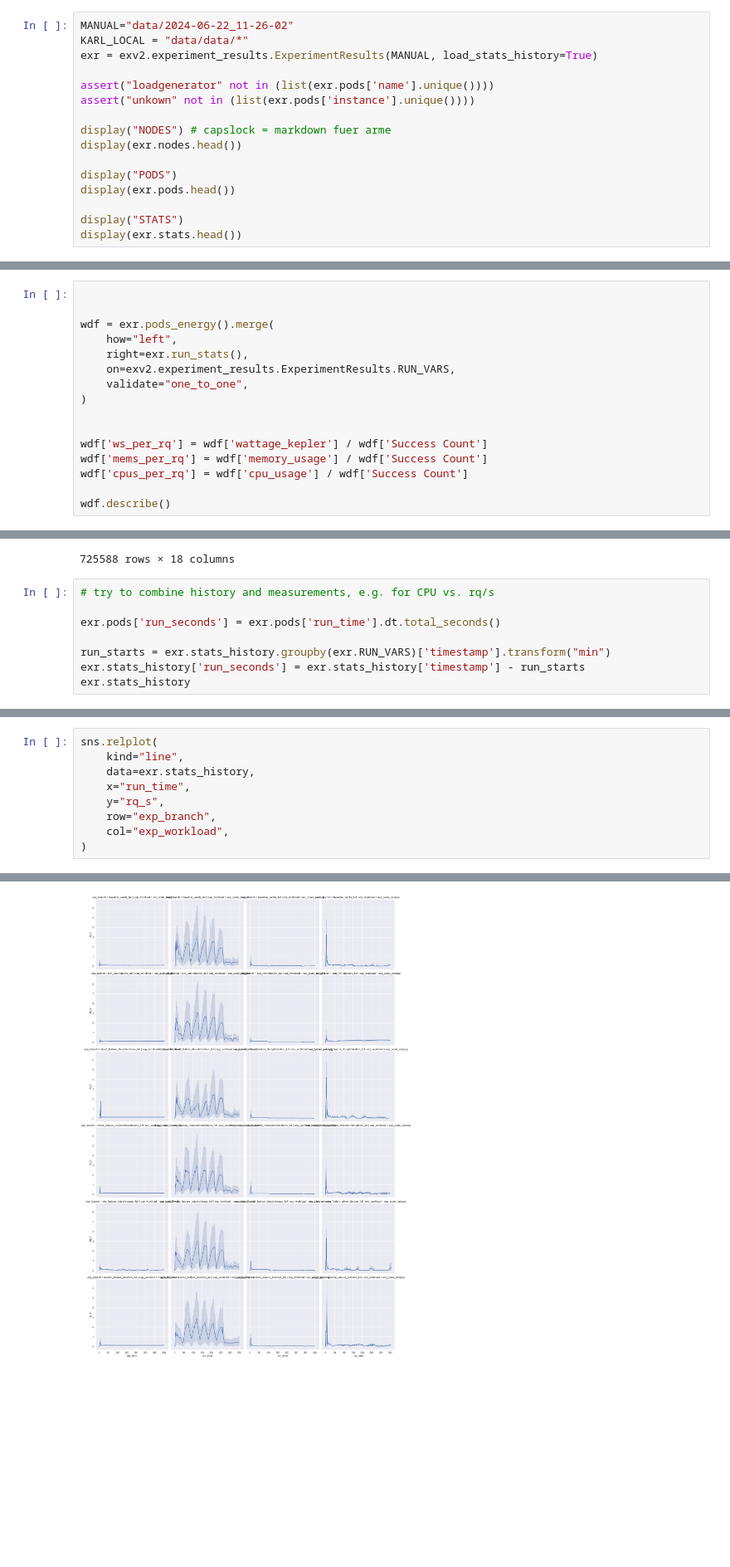
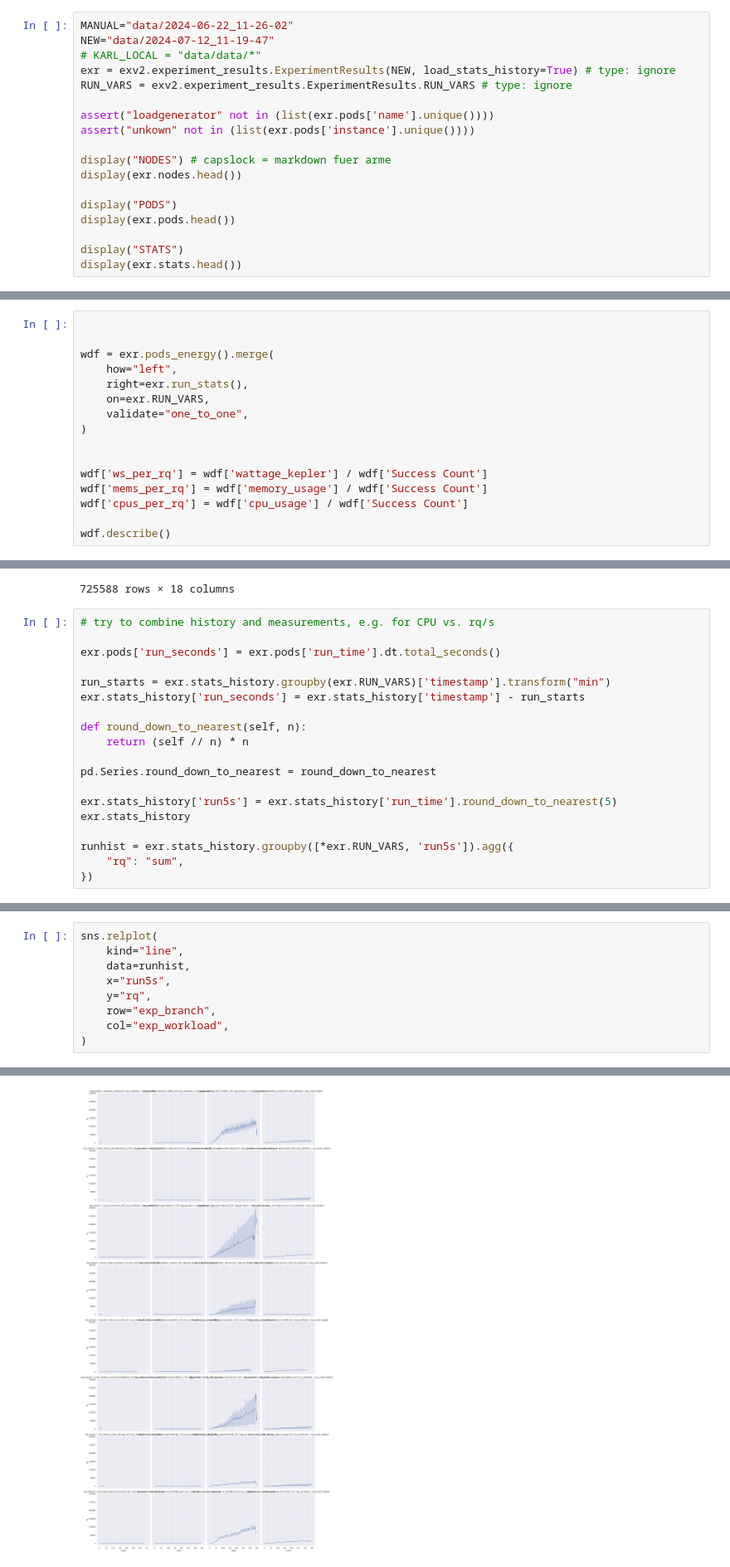
Before and after one commit to clue2-sose25/Clue2, a Jupyter notebook: eval6000.ipynb, the cells around one changed output, grey strips where cells are left out. Shown at 83% size. Cells and saved outputs as stored; diff of their text form; blank space fills up the shorter version.

```diff
--- a/eval6000.ipynb
+++ b/eval6000.ipynb
@@ -12,8 +15,10 @@ pd.set_option('display.max_columns', None)
 sns.set_theme(rc={'figure.figsize':(12, 6)})
 # %%
 MANUAL="data/2024-06-22_11-26-02"
-KARL_LOCAL = "data/data/*"
-exr = exv2.experiment_results.ExperimentResults(MANUAL, load_stats_history=True)
+NEW="data/2024-07-12_11-19-47"
+# KARL_LOCAL = "data/data/*"
+exr = exv2.experiment_results.ExperimentResults(NEW, load_stats_history=True) # type: ignore
+RUN_VARS = exv2.experiment_results.ExperimentResults.RUN_VARS # type: ignore
 
 assert("loadgenerator" not in (list(exr.pods['name'].unique())))
 assert("unkown" not in (list(exr.pods['instance'].unique())))
@@ -115,7 +275,7 @@ sns.lineplot(data=exr.nodes[exr.nodes['exp_workload'] == 'exp_scale_fixed'], x='
 wdf = exr.pods_energy().merge(
     how="left",
     right=exr.run_stats(),
-    on=exv2.experiment_results.ExperimentResults.RUN_VARS,
+    on=exr.RUN_VARS,
     validate="one_to_one",
 )
 
@@ -269,4 +440,15 @@ exr.pods['run_seconds'] = exr.pods['run_time'].dt.total_seconds()
 
 run_starts = exr.stats_history.groupby(exr.RUN_VARS)['timestamp'].transform("min")
 exr.stats_history['run_seconds'] = exr.stats_history['timestamp'] - run_starts
+
+def round_down_to_nearest(self, n):
+    return (self // n) * n
+
+pd.Series.round_down_to_nearest = round_down_to_nearest
+
+exr.stats_history['run5s'] = exr.stats_history['run_time'].round_down_to_nearest(5)
 exr.stats_history
+
+runhist = exr.stats_history.groupby([*exr.RUN_VARS, 'run5s']).agg({
+    "rq": "sum",
+})
@@ -287,15 +455,15 @@ exr.stats_history
 # %%
 sns.relplot(
     kind="line",
-    data=exr.stats_history,
-    x="run_time",
-    y="rq_s",
+    data=runhist,
+    x="run5s",
+    y="rq",
     row="exp_branch",
     col="exp_workload",
 )
 # %% [output]
 <seaborn.axisgrid.FacetGrid at 0x...>
-[figure, old version]
+[figure, new version]
 # %%
 merged = pd.merge(
     left=exr.pods,
```
Also changed, not shown: parts of 19 cells of this notebook, 1 other file.
